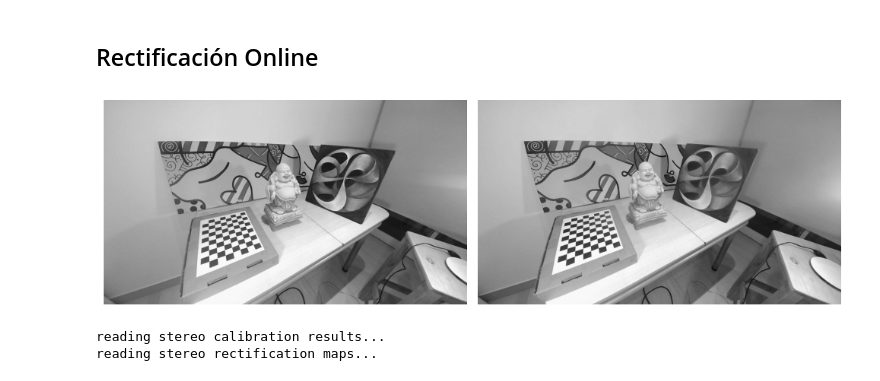
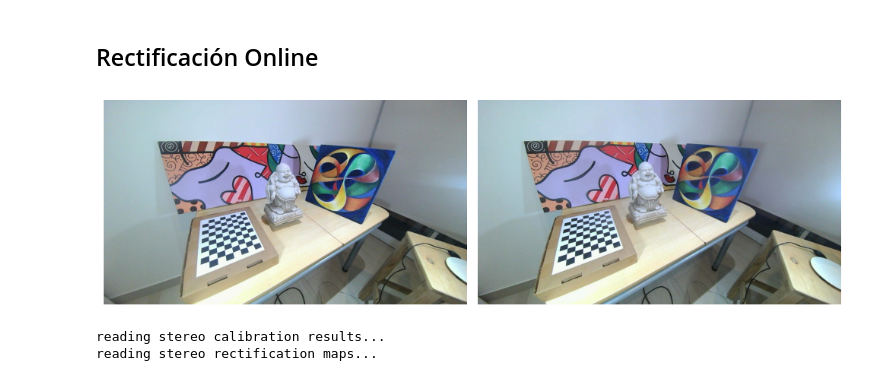
Before and after one commit to catalinabatalla/tp2_reconstruccion_3d, a Jupyter notebook: reconstruccion_budha.ipynb, the cells around one changed output. Cells and saved outputs as stored; diff of their text form; code cells hidden in the pictures.

```diff
--- a/reconstruccion_budha.ipynb
+++ b/reconstruccion_budha.ipynb
@@ -524,16 +527,17 @@ with open(stereo_maps_file, "wb") as f:
 # %%
 import os
 
 left_image_file = os.path.join("datasets","stereo_budha_board", "captures", "left_0.jpg")
 right_image_file = os.path.join("datasets","stereo_budha_board", "captures", "right_0.jpg")
 
-left_image = cv2.imread(left_image_file, 0)
-right_image = cv2.imread(right_image_file, 0)
-
+# left_image = cv2.imread(left_image_file, 0)
+# right_image = cv2.imread(right_image_file, 0)
+left_image = cv2.imread(left_image_file, cv2.IMREAD_COLOR)
+right_image = cv2.imread(right_image_file, cv2.IMREAD_COLOR)
 
 fig, axes = show_images([left_image, right_image])
 # %% [output]
-[figure, old version]
+[figure, new version]
 # %%
 # cargamos la información de rectificación stereo, que generamos offline
 
```
Also changed, not shown: parts of 14 cells of this notebook, 3 other files.
